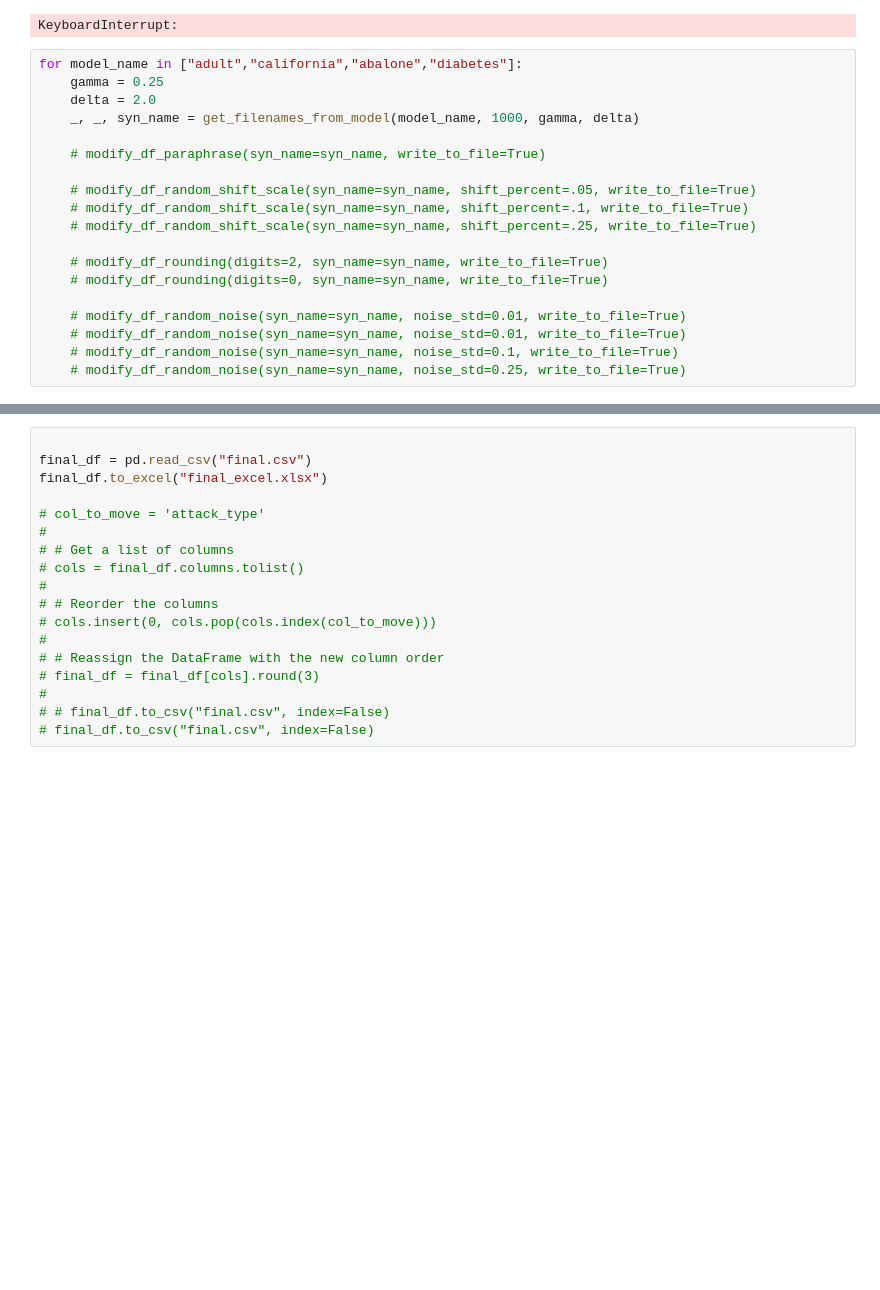
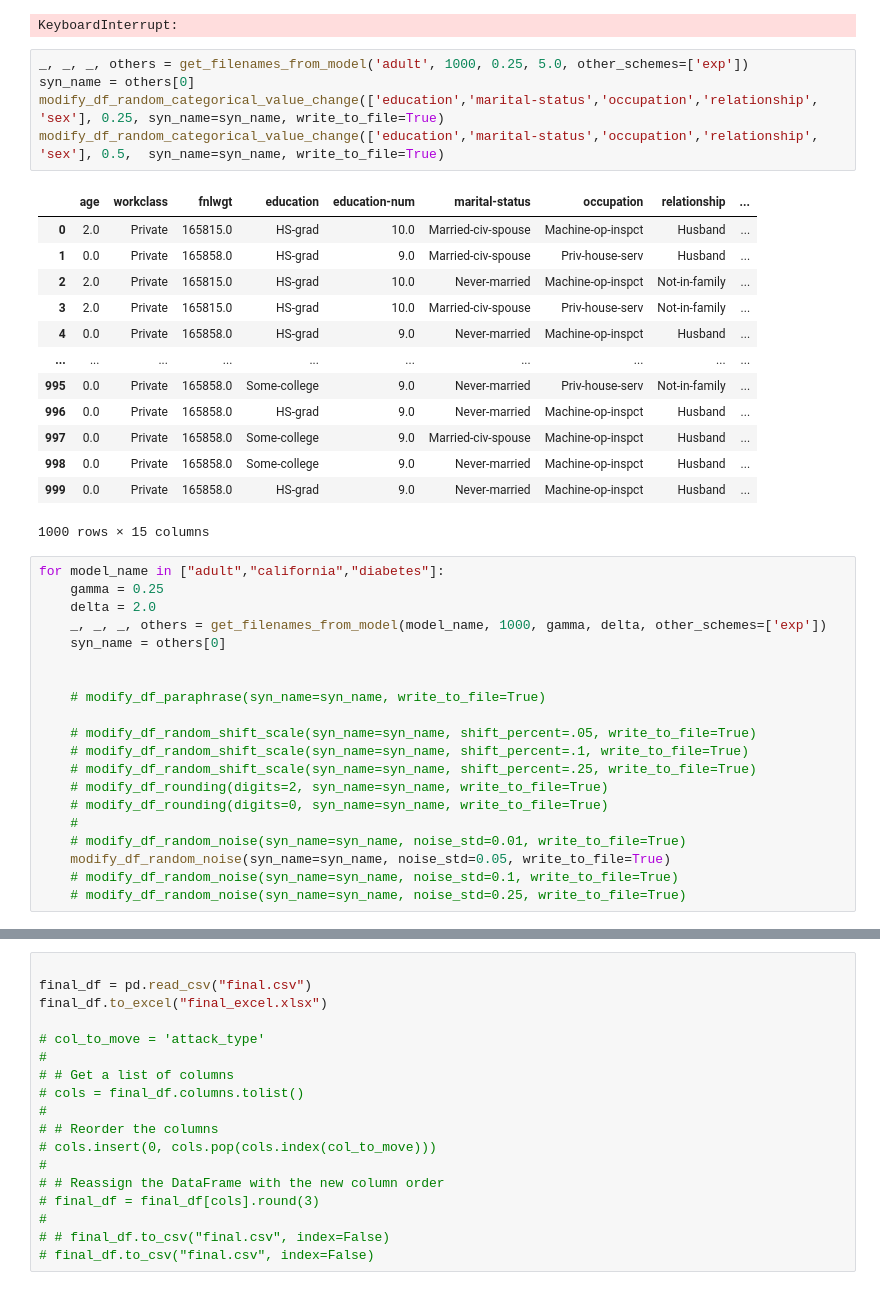
Before and after one commit to blueminh/t-rest, a Jupyter notebook: evaluation/synthcity.ipynb, the cells around one changed output, grey strips where cells are left out. Drawn from its saved outputs; the diff is of its cells as text; blank space fills up the shorter version.

```diff
--- a/evaluation/synthcity.ipynb
+++ b/evaluation/synthcity.ipynb
@@ -1277,23 +1314,43 @@ plot_post_editing_attack(["adult"],
                          z_threshold=3.0)
 # %% [output]
 KeyboardInterrupt:
+# %%
+_, _, _, others = get_filenames_from_model('adult', 1000, 0.25, 5.0, other_schemes=['exp'])
+syn_name = others[0]
+modify_df_random_categorical_value_change(['education','marital-status','occupation','relationship', 'sex'], 0.25, syn_name=syn_name, write_to_file=True)
+modify_df_random_categorical_value_change(['education','marital-status','occupation','relationship', 'sex'], 0.5,  syn_name=syn_name, write_to_file=True)
+# %% [output]
+|  | age | workclass | fnlwgt | education | education-num | marital-status | occupation | relationship | ... |
+| 0 | 2.0 | Private | 165815.0 | HS-grad | 10.0 | Married-civ-spouse | Machine-op-inspct | Husband | ... |
+| 1 | 0.0 | Private | 165858.0 | HS-grad | 9.0 | Married-civ-spouse | Priv-house-serv | Husband | ... |
+| 2 | 2.0 | Private | 165815.0 | HS-grad | 10.0 | Never-married | Machine-op-inspct | Not-in-family | ... |
+| 3 | 2.0 | Private | 165815.0 | HS-grad | 10.0 | Married-civ-spouse | Priv-house-serv | Not-in-family | ... |
+| 4 | 0.0 | Private | 165858.0 | HS-grad | 9.0 | Never-married | Machine-op-inspct | Husband | ... |
+| ... | ... | ... | ... | ... | ... | ... | ... | ... | ... |
+| 995 | 0.0 | Private | 165858.0 | Some-college | 9.0 | Never-married | Priv-house-serv | Not-in-family | ... |
+| 996 | 0.0 | Private | 165858.0 | HS-grad | 9.0 | Never-married | Machine-op-inspct | Husband | ... |
+| 997 | 0.0 | Private | 165858.0 | Some-college | 9.0 | Married-civ-spouse | Machine-op-inspct | Husband | ... |
+| 998 | 0.0 | Private | 165858.0 | Some-college | 9.0 | Never-married | Machine-op-inspct | Husband | ... |
+| 999 | 0.0 | Private | 165858.0 | HS-grad | 9.0 | Never-married | Machine-op-inspct | Husband | ... |
+1000 rows × 15 columns
 # %%
-for model_name in ["adult","california","abalone","diabetes"]:
+for model_name in ["adult","california","diabetes"]:
     gamma = 0.25
     delta = 2.0
-    _, _, syn_name = get_filenames_from_model(model_name, 1000, gamma, delta)
+    _, _, _, others = get_filenames_from_model(model_name, 1000, gamma, delta, other_schemes=['exp'])
+    syn_name = others[0]
+
 
     # modify_df_paraphrase(syn_name=syn_name, write_to_file=True)
 
     # modify_df_random_shift_scale(syn_name=syn_name, shift_percent=.05, write_to_file=True)
     # modify_df_random_shift_scale(syn_name=syn_name, shift_percent=.1, write_to_file=True)
     # modify_df_random_shift_scale(syn_name=syn_name, shift_percent=.25, write_to_file=True)
-
     # modify_df_rounding(digits=2, syn_name=syn_name, write_to_file=True)
     # modify_df_rounding(digits=0, syn_name=syn_name, write_to_file=True)
-
+    #
     # modify_df_random_noise(syn_name=syn_name, noise_std=0.01, write_to_file=True)
-    # modify_df_random_noise(syn_name=syn_name, noise_std=0.01, write_to_file=True)
+    modify_df_random_noise(syn_name=syn_name, noise_std=0.05, write_to_file=True)
     # modify_df_random_noise(syn_name=syn_name, noise_std=0.1, write_to_file=True)
     # modify_df_random_noise(syn_name=syn_name, noise_std=0.25, write_to_file=True)
 # %%
```
Also changed, not shown: parts of 3 cells of this notebook, 20 other files.
